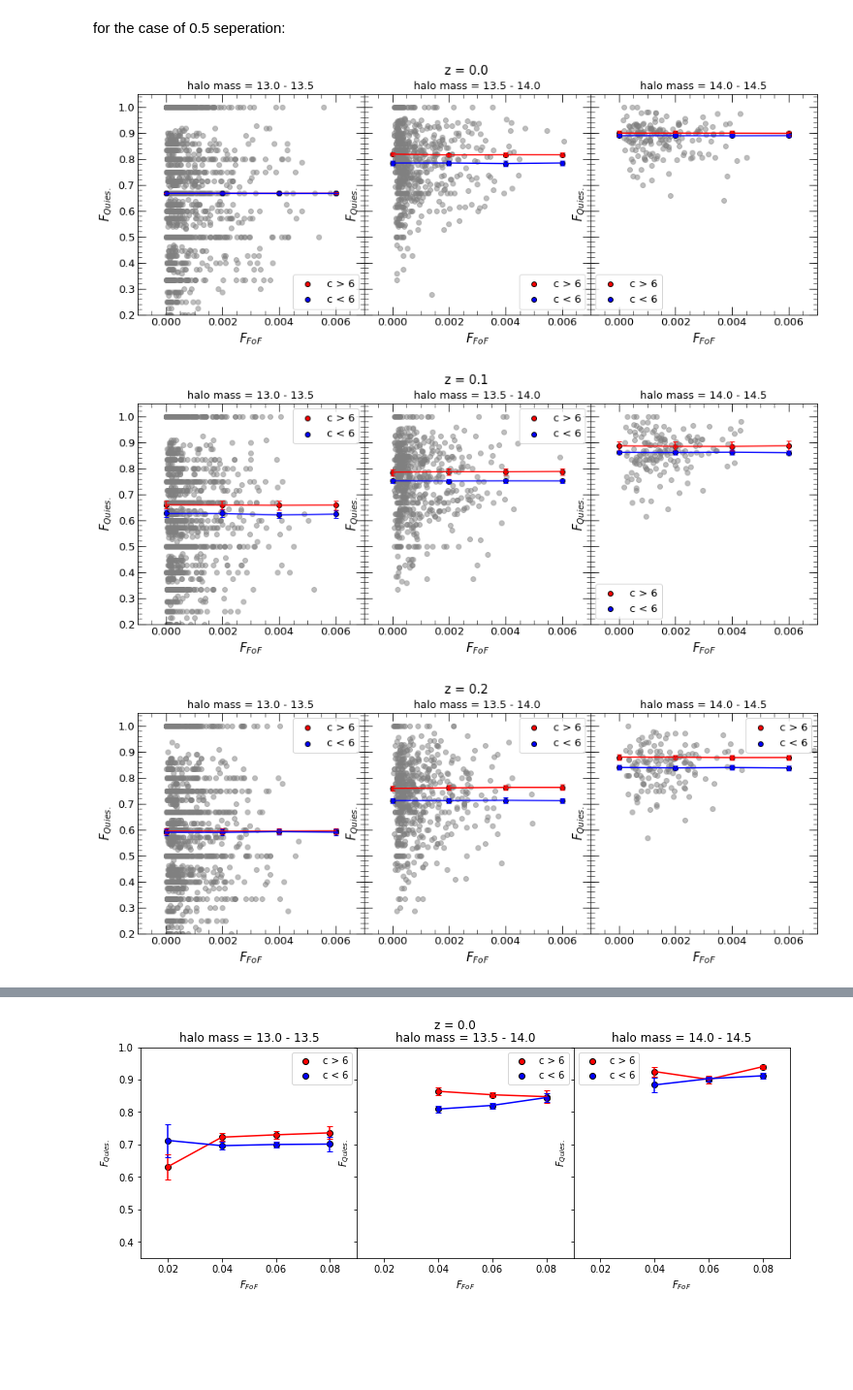
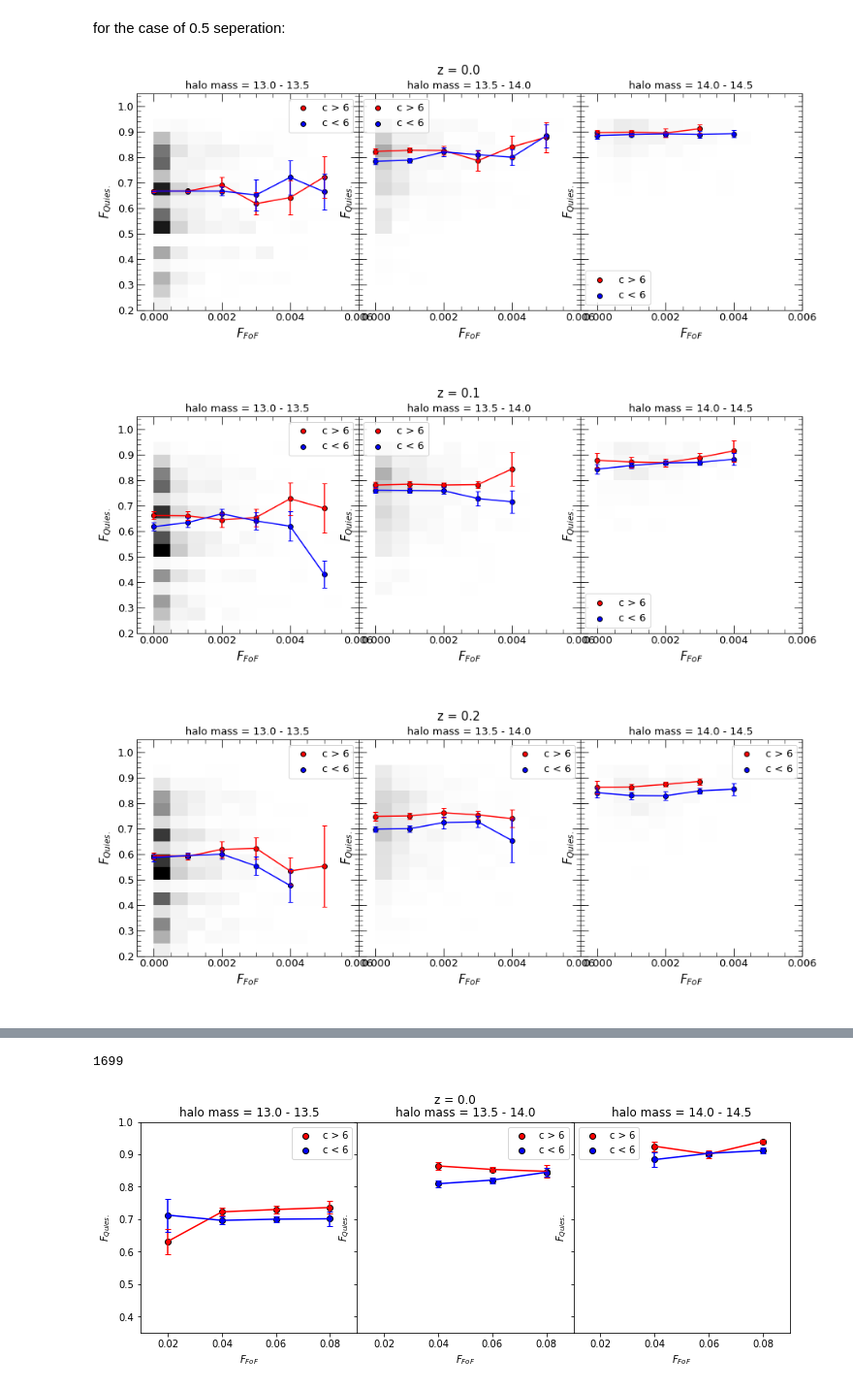
Before and after one commit to eunheeko/WFMinIllustrisTNG, a Jupyter notebook: WFMinIllustrisTNG.ipynb, the cells around one changed output, grey strips where cells are left out. Shown at 97% size. Drawn from its saved outputs; the diff is of its cells as text; code cells hidden in the pictures; blank space fills up the shorter version.

Commit message:
plot figures for paper

```diff
--- a/WFMinIllustrisTNG.ipynb
+++ b/WFMinIllustrisTNG.ipynb
@@ -352,14 +352,14 @@ for isnap, snap in enumerate(snaps_full[:-2]):
     new_mask = (cpars < 6)
     old_mask = (cpars >= 6)
 
-    fof_range = np.arange(0.00, 0.008, 0.002)
+    fof_range = np.arange(0.00, 0.006, 0.001)
 
 
     m_mask = (m200s >= 0)
 
     ## concentrated
     mask = m_mask & old_mask
-    fqs_partial = [[fqs[mask][i] for i in range(len(fqs[mask])) if fofs[mask][i] >= fof - 0.002 and fofs[mask][i] < fof + 0.002] for fof in fof_range]
+    fqs_partial = [[fqs[mask][i] for i in range(len(fqs[mask])) if fofs[mask][i] >= fof - 0.001 and fofs[mask][i] < fof + 0.001] for fof in fof_range]
 
     fqs_median = []
     fqs_std = []
@@ -386,7 +386,7 @@ for isnap, snap in enumerate(snaps_full[:-2]):
 
     ## prevalent
     mask = m_mask & new_mask
-    fqs_partial = [[fqs[mask][i] for i in range(len(fqs[mask])) if fofs[mask][i] >= fof - 0.002 and fofs[mask][i] < fof + 0.002] for fof in fof_range]
+    fqs_partial = [[fqs[mask][i] for i in range(len(fqs[mask])) if fofs[mask][i] >= fof - 0.001 and fofs[mask][i] < fof + 0.001] for fof in fof_range]
 
     fqs_median = []
     fqs_std = []
@@ -410,8 +410,8 @@ for isnap, snap in enumerate(snaps_full[:-2]):
     ax[isnap//4, isnap%4].scatter(fof_range, fqs_median, color = 'blue', edgecolor = 'black', label = 'c < 6')
     ax[isnap//4, isnap%4].errorbar(fof_range, fqs_median, yerr = fqs_std, color = 'blue', capsize = 3)
 
-    ax[isnap//4, isnap%4].set_xlim(-0.001, 0.007)
-    ax[isnap//4, isnap%4].set_ylim(0.35, 1)
+    ax[isnap//4, isnap%4].set_xlim(-0.001, 0.006)
+    ax[isnap//4, isnap%4].set_ylim(0.3, 1)
 
 
     ax[isnap//4, isnap%4].set_title(f'halo mass = {13.0:.1f} - {14.5:.1f}')
@@ -467,7 +467,7 @@ for the case of 0.5 seperation:
 mass_bins = np.arange(13.0, 14.5, 0.5)
 colors = ['red', 'orange', 'green', 'blue']
 
-for isnap, snap in enumerate(snaps_full[:-2]):
+for isnap, snap in enumerate(snaps_full):
 
     scale_factor = scale_factors[isnap]
     z = zs_full[isnap]
@@ -483,8 +483,8 @@ for isnap, snap in enumerate(snaps_full[:-2]):
     with open(f'./lists_all_corr_sm9p5/fofs_snap{snap:03d}', "rb") as f:
         fofs = pickle.load(f)
 
-    with open(f'./lists_all_corr_sm9p5/fqs_snap{snap:03d}', "rb") as f:
-        fqs = pickle.load(f)
+#     with open(f'./lists_all_corr_sm9p5/fqs_snap{snap:03d}', "rb") as f:
+#         fqs = pickle.load(f)
 
     with open(f'./lists_all_corr_sm9p5/fqs_twice_snap{snap:03d}', "rb") as f:
         fqs_twice = pickle.load(f)
@@ -494,7 +494,7 @@ for isnap, snap in enumerate(snaps_full[:-2]):
 
     m200s = np.array(m200s)
     fofs = np.array(fofs)
-    fqs = np.array(fqs)
+    fqs = np.array(fqs_twice)
     fqs_twice = np.array(fqs_twice)
     cpars = np.array(cpars)
 
@@ -502,7 +502,7 @@ for isnap, snap in enumerate(snaps_full[:-2]):
     new_mask = (cpars < 6)
     old_mask = (cpars >= 6)
 
-    fof_range = np.arange(0.0, 0.008, 0.002)
+    fof_range = np.arange(0.0, 0.006, 0.001)
 
     for im, m in enumerate(mass_bins):
 
@@ -510,7 +510,7 @@ for isnap, snap in enumerate(snaps_full[:-2]):
 
         ## concentrated
         mask = m_mask & old_mask
-        fqs_partial = [[fqs[mask][i] for i in range(len(fqs[mask])) if fofs[mask][i] >= fof - 0.01 and fofs[mask][i] < fof + 0.01] for fof in fof_range]
+        fqs_partial = [[fqs[mask][i] for i in range(len(fqs[mask])) if fofs[mask][i] >= fof - 0.001 and fofs[mask][i] < fof + 0.001] for fof in fof_range]
 
         fqs_median = []
         fqs_std = []
@@ -537,7 +537,7 @@ for isnap, snap in enumerate(snaps_full[:-2]):
 
         ## prevalent
         mask = m_mask & new_mask
-        fqs_partial = [[fqs[mask][i] for i in range(len(fqs[mask])) if fofs[mask][i] >= fof - 0.01 and fofs[mask][i] < fof + 0.01] for fof in fof_range]
+        fqs_partial = [[fqs[mask][i] for i in range(len(fqs[mask])) if fofs[mask][i] >= fof - 0.001 and fofs[mask][i] < fof + 0.001] for fof in fof_range]
 
         fqs_median = []
         fqs_std = []
@@ -557,36 +557,37 @@ for isnap, snap in enumerate(snaps_full[:-2]):
 
             fqs_median.append(np.mean(meds))
             fqs_std.append(np.std(meds))
 
-        ax[im].scatter(fofs[m_mask], fqs[m_mask], alpha = .5, color = 'grey')
+        ax[im].hist2d(fofs[m_mask], fqs[m_mask], bins = [np.arange(0, 0.006, 0.0005), np.arange(0, 1, 0.05)], cmap = 'gray_r', vmin = 0, vmax = 200)
+#         ax[im].scatter(fofs[m_mask], fqs[m_mask], alpha = .5, color = 'grey')
         ax[im].scatter(fof_range, fqs_median, color = 'blue', edgecolor = 'black', label = 'c < 6')
         ax[im].errorbar(fof_range, fqs_median, yerr = fqs_std, color = 'blue', capsize = 3)
 
-        ax[im].set_xlim(-0.001, 0.007)
+        ax[im].set_xlim(-0.0005, 0.006)
         ax[im].set_ylim(0.2, 1.05)
 
         ax[im].set_title(f'halo mass = {m:.1f} - {m+0.5:.1f}', fontsize = 13)
         ax[im].set_xlabel('$F_{FoF}$', fontsize = 15)
         ax[im].set_ylabel('$F_{Quies.}$', fontsize = 15)
         ax[im].legend(fontsize = 13)
 
         ax[im].xaxis.set_major_locator(MultipleLocator(0.002))
         ax[im].yaxis.set_major_locator(MultipleLocator(0.1))
 
         ax[im].xaxis.set_minor_locator(AutoMinorLocator())
         ax[im].yaxis.set_minor_locator(AutoMinorLocator())
 
         ax[im].tick_params(which = 'major', length = 10, direction = 'in', labelsize = 13)
         ax[im].tick_params(which = 'minor', length = 5, direction = 'in', labelsize = 13)
 
         ax[im].xaxis.set_ticks_position('both')
         ax[im].yaxis.set_ticks_position('both')
 
 #     fig.supylabel('$F_{Quies.}$')
     fig.suptitle(f'z = {z:.1f}', fontsize = 15)
 
-#     fig.savefig(f'./figs/wfm_z_{z:.1f}.png')
+    fig.savefig(f'./figs/wfm_z_{z:.1f}.png')
 # %% [output]
-[figure, old version]
+[figure, new version]
-[figure, old version]
+[figure, new version]
-[figure, old version]
+[figure, new version]
@@ -598,3 +601,8 @@ for isnap, snap in enumerate(snaps_full[:-2]):
+# %%
+# plt.hist2d(fofs, fqs, bins = (20, 20), cmap = 'gray_r')
+len(fofs)
+# %% [output]
+1699
 # %%
 # fqs_median
 # %%
```
Also changed, not shown: parts of 2 cells of this notebook, 2 other files.
